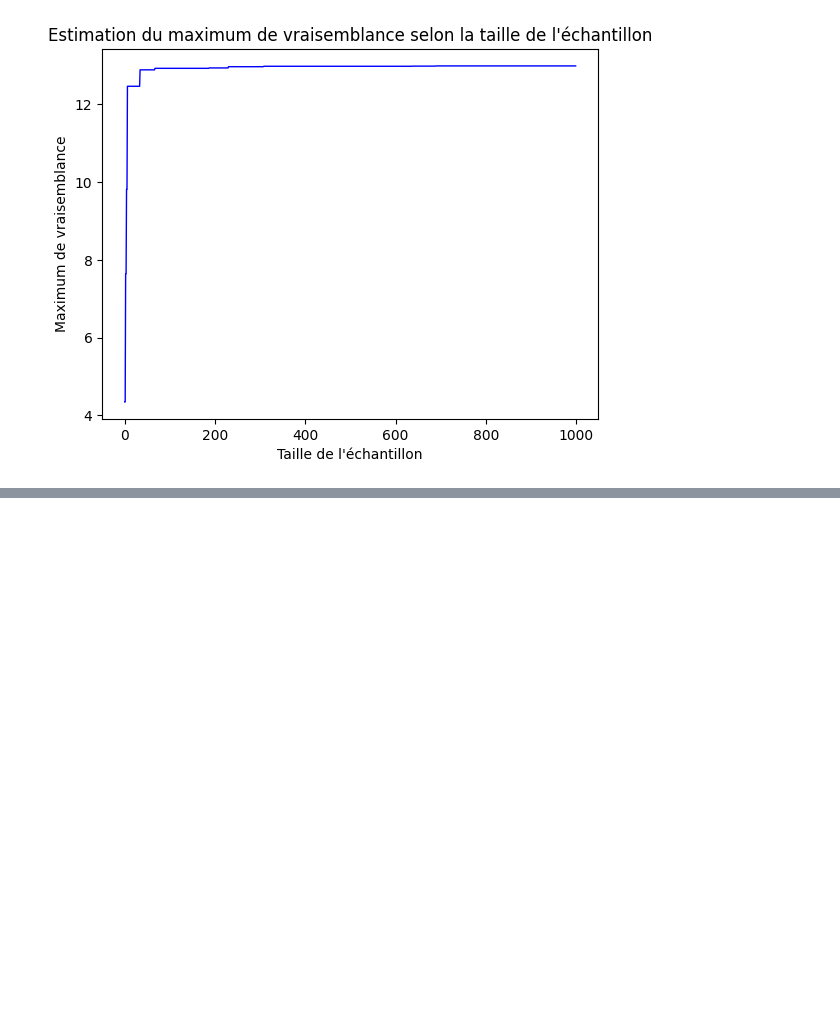
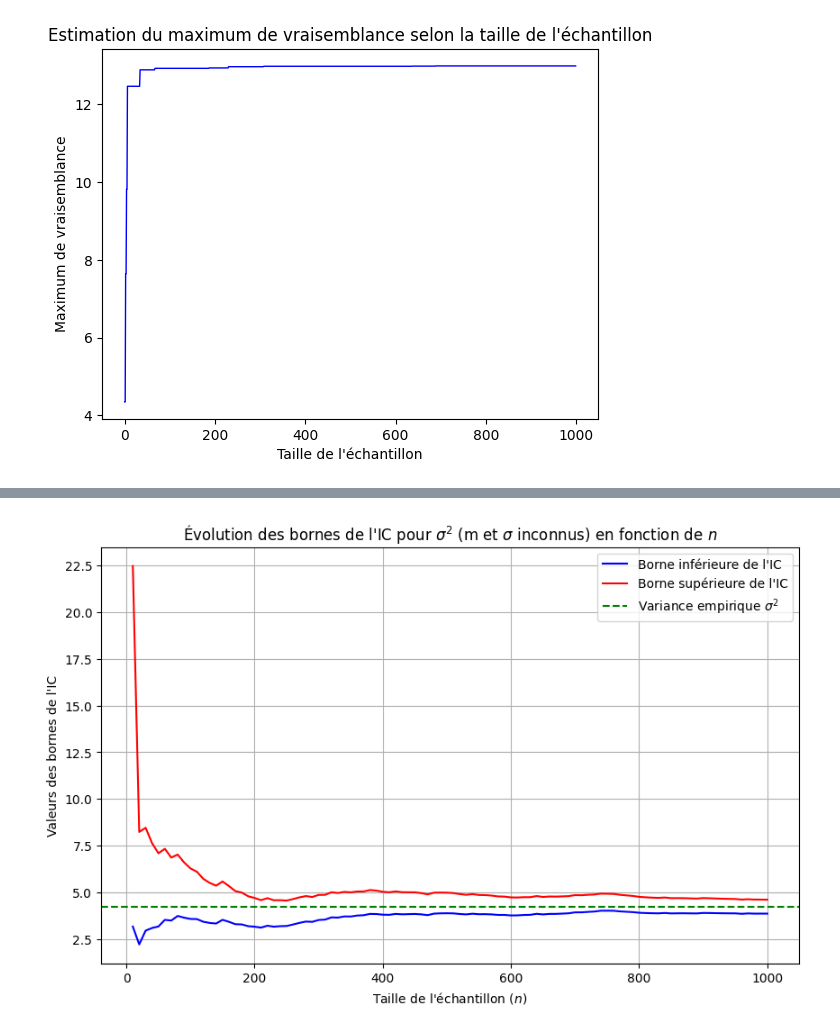
Before and after one commit to leaajo/OPS, a Jupyter notebook: TP3/codeTP3.ipynb, the cells around one changed output, grey strips where cells are left out. Cells and saved outputs as stored; diff of their text form; code cells hidden in the pictures; blank space fills up the shorter version.

```diff
--- a/TP3/codeTP3.ipynb
+++ b/TP3/codeTP3.ipynb
@@ -46,0 +170,35 @@ plt.plot(x, Y, color="blue", linewidth=1)
+# %%
+"""
+Lorsque m est inconnu, on doit estimer m par la moyenne empirique.
+Dans ce cas, on doit utiliser la variance corrigée pour estimer la variance de l'échantillon.
+On ajuste donc les degrés de liberté du chi2 pour obtenir les quantiles de la loi du chi2."""
+
+# Listes pour stocker les bornes inférieures et supérieures des IC
+lower_bounds = []
+upper_bounds = []
+
+# Calcul des IC pour chaque taille d'échantillon
+for n in n_values:
+    sample = x[:n]  # Sous-échantillon de taille n
+    sample_mean = np.mean(sample)                                 # Moyenne empirique
+    S2_m_unknown = np.sum((sample - sample_mean) ** 2) / (n - 1)  # Variance corrigée
+    chi2_lower = chi2.ppf(alpha / 2, df=n - 1)                    # Quantile d'ordre alpha/2 de la loi du chi2
+    chi2_upper = chi2.ppf(1 - alpha / 2, df=n - 1)                # Quantile d'ordre 1-alpha/2 de la loi du chi2
+    lower_bound = S2_m_unknown * (n - 1) / chi2_upper
+    upper_bound = S2_m_unknown * (n - 1) / chi2_lower
+    lower_bounds.append(lower_bound)
+    upper_bounds.append(upper_bound)
+
+# Tracé des bornes des IC
+plt.figure(figsize=(10, 6))
+plt.plot(n_values, lower_bounds, label="Borne inférieure de l'IC", color="blue")
+plt.plot(n_values, upper_bounds, label="Borne supérieure de l'IC", color="red")
+plt.axhline(y=np.var(x, ddof=1), color="green", linestyle="--", label="Variance empirique $\sigma^2$")
+plt.title("Évolution des bornes de l'IC pour $\sigma^2$ (m et $\sigma$ inconnus) en fonction de $n$")
+plt.xlabel("Taille de l'échantillon ($n$)")
+plt.ylabel("Valeurs des bornes de l'IC")
+plt.legend()
+plt.grid()
+plt.show()
+# %% [output]
+[figure, added]
```
Also changed, not shown: parts of 17 cells of this notebook.
